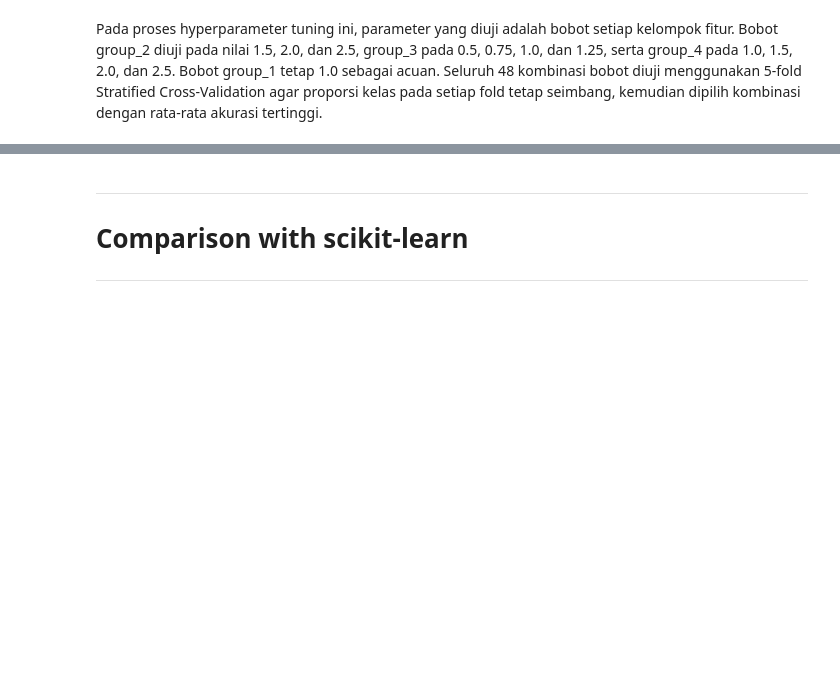
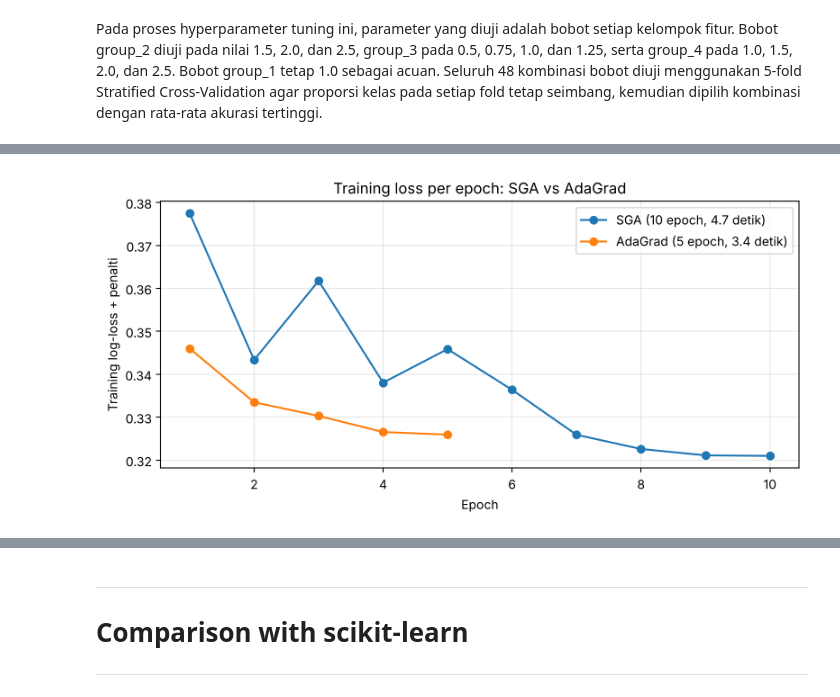
Before and after one commit to rhenprojects/IF3170_G12_YuzukiAkatsukiMilikKita, a Jupyter notebook: notebook/Notebook_IF3170_G12_YuzukiAkatsukiMilikKita.ipynb, the cells around one changed output, grey strips where cells are left out. Drawn from its saved outputs; the diff is of its cells as text; code cells hidden in the pictures; blank space fills up the shorter version.

```diff
--- a/notebook/Notebook_IF3170_G12_YuzukiAkatsukiMilikKita.ipynb
+++ b/notebook/Notebook_IF3170_G12_YuzukiAkatsukiMilikKita.ipynb
@@ -1435,0 +1457,19 @@ Pada proses hyperparameter tuning ini, parameter yang diuji adalah bobot setiap
+# %%
+# ==========================================
+# Hyperparameter Tuning Logistic Regression
+# ==========================================
+from src.tuning import tune
+
+logistic_regression_modeling()
+lr_results = pd.concat([tune(ScratchLogisticRegression(random_state=42), grid, x_train_lr, y_train, random_state=42, verbose=False) for grid in GRIDS])
+lr_results = lr_results.sort_values("kfold_mean", ascending=False, ignore_index=True)
+
+# Menghitung bobot yang tepat nol buat ngeliat efek L1 dan Elastic Net.
+zero_weights = []
+for params in lr_results["params"]:
+    model = ScratchLogisticRegression(random_state=42, **params).fit(x_train_lr, y_train)
+    zero_weights.append(int(np.sum(model.weights[1:] == 0)))
+lr_results["bobot_nol"] = zero_weights
+
+pd.set_option("display.max_colwidth", None)
+display(lr_results[["params", "kfold_mean", "kfold_std", "bobot_nol"]].round(4))
@@ -1435,0 +1487,25 @@ Pada proses hyperparameter tuning ini, parameter yang diuji adalah bobot setiap
+# %%
+# ==========================================
+# Konvergensi SGA vs AdaGrad
+# ==========================================
+plt.figure(figsize=(8, 4))
+for optimizer in ["sga", "adagrad"]:
+    grid = next(g for g in GRIDS if g["optimizer"] == [optimizer] and g["penalty"] == ["l2"])
+    params = {key: values[0] for key, values in grid.items()}
+
+    start = time.time()
+    model = ScratchLogisticRegression(random_state=42, **params).fit(x_train_lr, y_train)
+    elapsed = time.time() - start
+
+    label = f"{optimizer.upper() if optimizer == 'sga' else 'AdaGrad'} ({params['n_epochs']} epoch, {elapsed:.1f} detik)"
+    plt.plot(range(1, len(model.loss_history) + 1), model.loss_history, marker="o", label=label)
+    print(f"{label}: training loss akhir = {model.loss_history[-1]:.4f}")
+
+plt.xlabel("Epoch")
+plt.ylabel("Training log-loss + penalti")
+plt.title("Training loss per epoch: SGA vs AdaGrad")
+plt.legend()
+plt.grid(alpha=0.3)
+plt.tight_layout()
+plt.show()
+# %% [output]
@@ -1435,0 +1514 @@ Pada proses hyperparameter tuning ini, parameter yang diuji adalah bobot setiap
+[figure, added]
```
Also changed, not shown: parts of 14 cells of this notebook.
